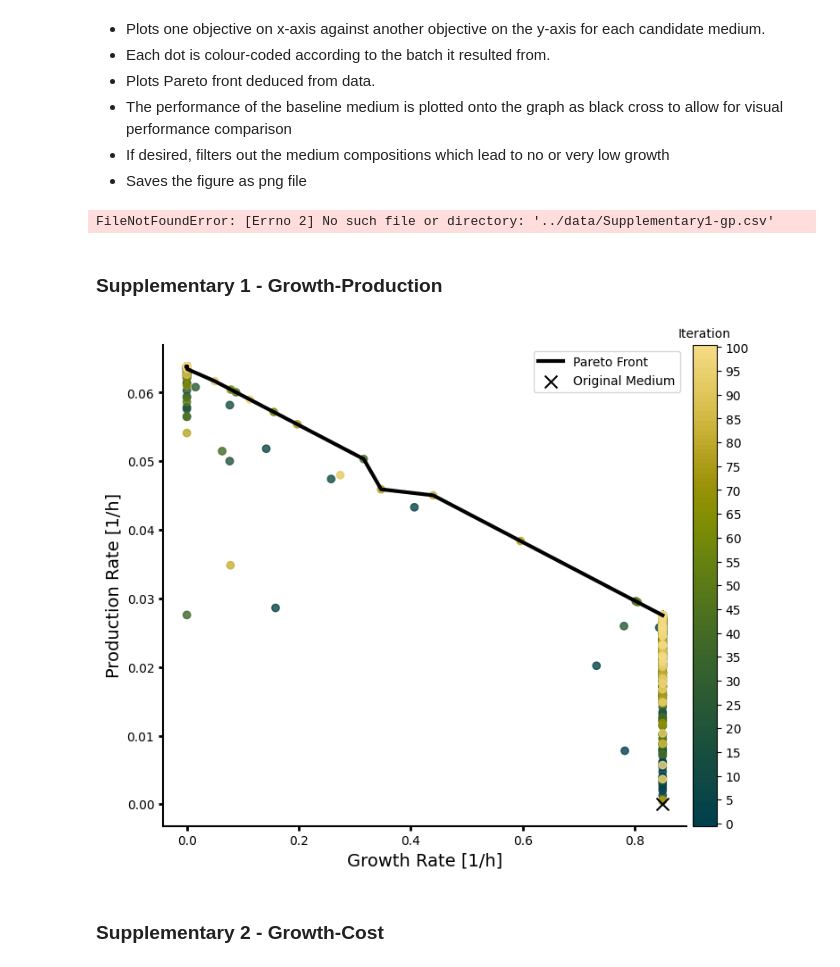
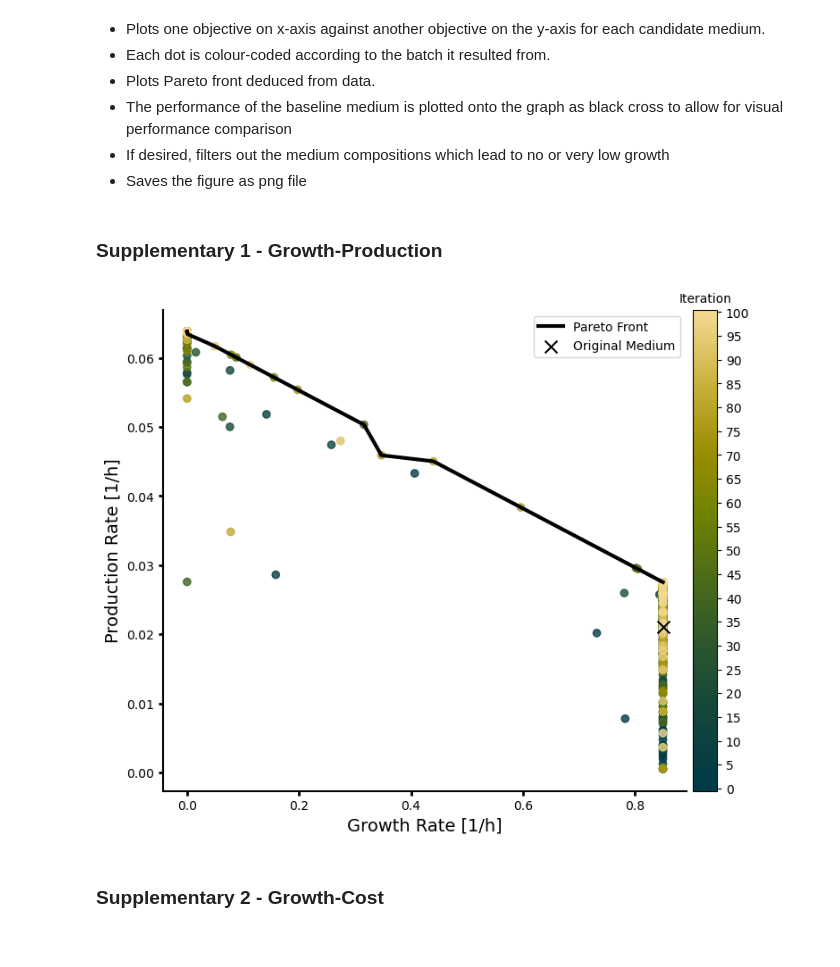
Before and after one commit to cjmerzbacher/mobo-medium-conditions, a Jupyter notebook: analysis/suppfigs.ipynb, the cells around one changed output. Drawn from its saved outputs; the diff is of its cells as text; code cells hidden in the pictures.

```diff
--- a/analysis/suppfigs.ipynb
+++ b/analysis/suppfigs.ipynb
@@ -16,11 +16,9 @@ import colormaps as cmaps # for scientific colourmaps
 * If desired, filters out the medium compositions which lead to no or very low growth
 * Saves the figure as png file
 # %%
-data_1 = pd.read_csv("../data/Supplementary1-gp.csv")
-data_2 = pd.read_csv("../data/Supplementary2-gc.csv")
-data_3 = pd.read_csv("../data/Supplementary3-pc.csv")
+data_1 = pd.read_csv("Supplementary1-gp.csv")
+data_2 = pd.read_csv("Supplementary2-gc.csv")
+data_3 = pd.read_csv("Supplementary3-pc.csv")
-# %% [output]
-FileNotFoundError: [Errno 2] No such file or directory: '../data/Supplementary1-gp.csv'
 # %% [markdown]
 ### Supplementary 1 - Growth-Production
 # %%
@@ -79,39 +77,39 @@ axes.plot(
 # plot performance of initial medium
 axes.scatter(
     x = data_1["init_growth_rate"][0],
-    y = data_1["init_production"][0] * 1e-3,
+    y = data_1["init_production"][0],
     color = "black", marker = "x",
     label = "Original Medium", s = 100, zorder = 5
     )
 
 
 # axes
 axes.set_xlabel("Growth Rate [1/h]", fontsize = 14)
 axes.set_ylabel("Production Rate [1/h]", fontsize = 14)
 axes.xaxis.set_tick_params(width = 2, labelsize = 10)
 axes.yaxis.set_tick_params(width = 2, labelsize = 10)
 axes.spines["top"].set_visible(False)
 axes.spines["right"].set_visible(False)
 axes.spines["bottom"].set_linewidth(1.5)
 axes.spines["left"].set_linewidth(1.5)
 
 # Add the color bar
 tick_positions = np.arange(0, n_batch + 1, 5)
 sm = cm.ScalarMappable(cmap = cmap, norm = norm)
 cbar = fig.colorbar(sm, ax = axes, ticks = tick_positions, pad = 0.01) # pad defines distance
 cbar.ax.set_title("Iteration", fontsize = 10)
 cbar.ax.tick_params(which = "minor", size = 0) # turn off minor ticks at colour boundaries
 
 # Display the legend
 axes.legend()
 
 # Show the plot
 plt.show()
 
 fig.set_size_inches(9, 7)  # Consistent physical size in inches
-fig.savefig("../figs/SuppFigure1.png", dpi = 300, bbox_inches = None)
+fig.savefig("Supplementary1-gp.png", dpi = 300, bbox_inches = None)
 # %% [output]
-[figure, old version]
+[figure, new version]
 # %% [markdown]
 ### Supplementary 2 - Growth-Cost
 # %%
```
Also changed, not shown: parts of 2 cells of this notebook.
